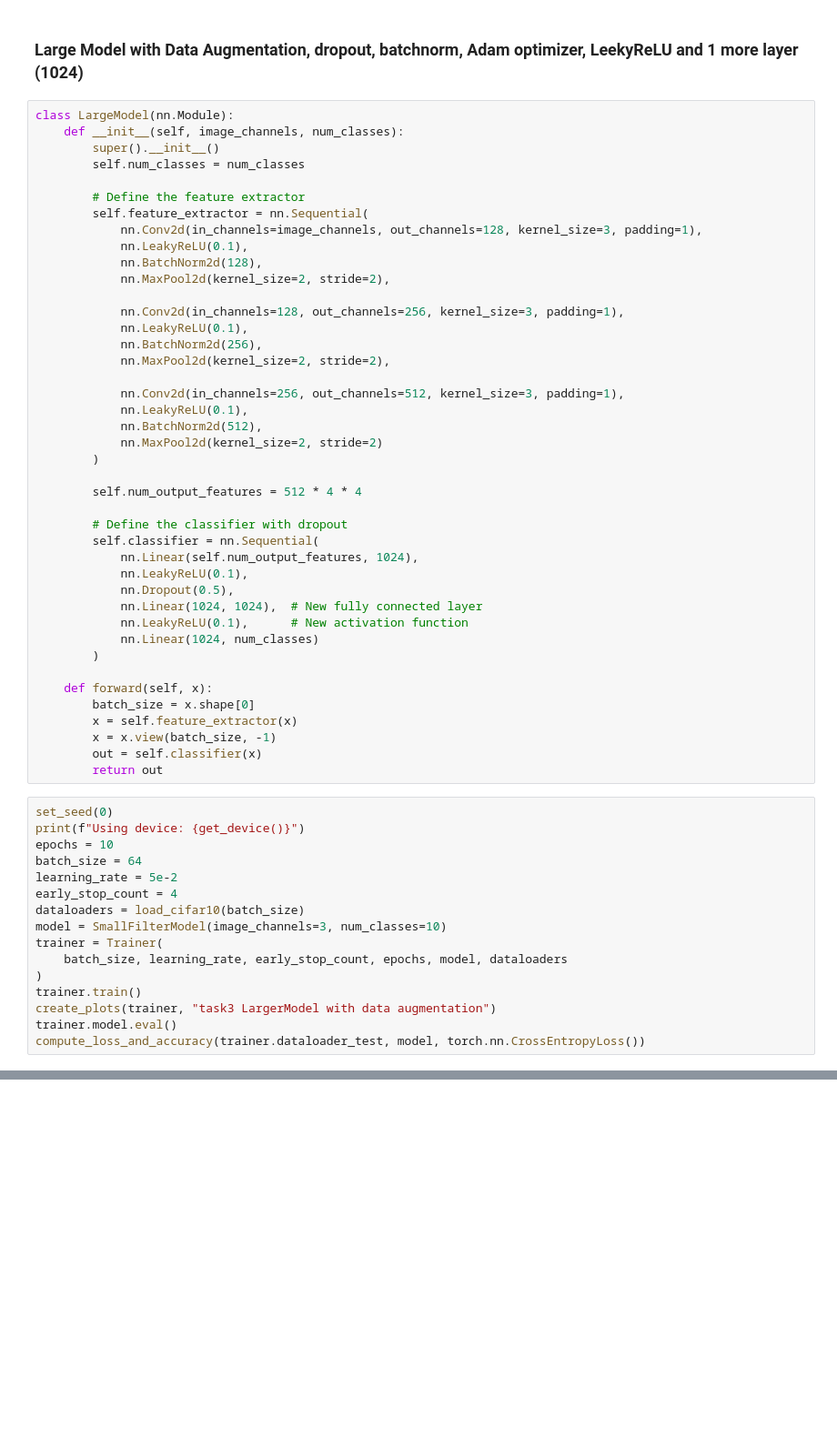
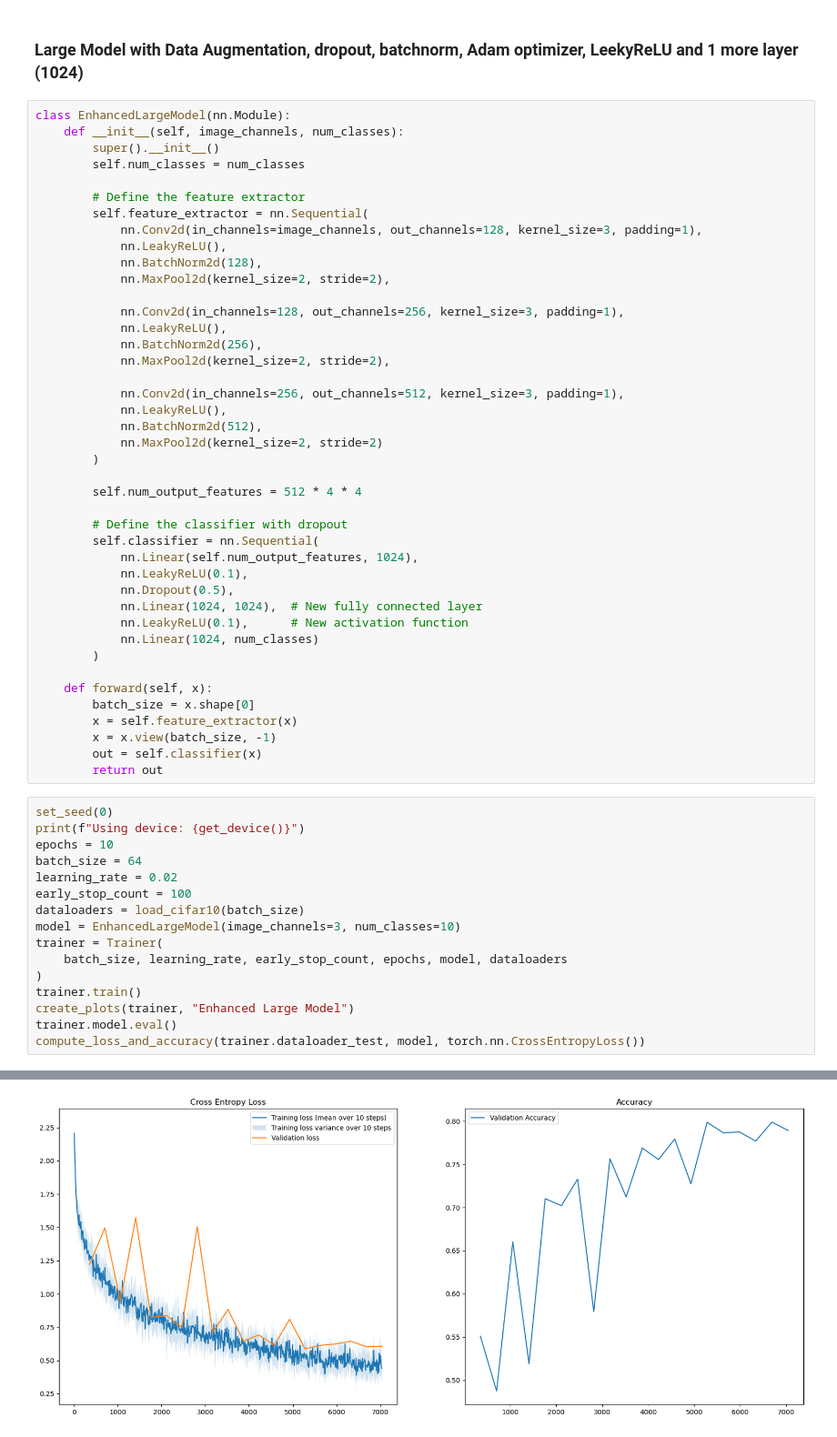
Before and after one commit to eirivarn/TDT4265_ComputerVision, a Jupyter notebook: assignment3/task3.ipynb, the cells around one changed output, grey strips where cells are left out. Shown at 91% size. Cells and saved outputs as stored; diff of their text form; blank space fills up the shorter version.

Commit message:
task 3 models done

```diff
--- a/assignment3/task3.ipynb
+++ b/assignment3/task3.ipynb
@@ -689,7 +689,7 @@ Epoch: 9, Batches per seconds: 11.50, Global step:   7040, Validation Loss: 0.82
 # %% [markdown]
 ### Large Model with Data Augmentation, dropout, batchnorm, Adam optimizer, LeekyReLU and 1 more layer (1024)
 # %%
-class LargeModel(nn.Module):
+class EnhancedLargeModel(nn.Module):
     def __init__(self, image_channels, num_classes):
         super().__init__()
         self.num_classes = num_classes
@@ -697,17 +697,17 @@ class LargeModel(nn.Module):
         # Define the feature extractor
         self.feature_extractor = nn.Sequential(
             nn.Conv2d(in_channels=image_channels, out_channels=128, kernel_size=3, padding=1),
-            nn.LeakyReLU(0.1),
+            nn.LeakyReLU(),
             nn.BatchNorm2d(128),
             nn.MaxPool2d(kernel_size=2, stride=2),
 
             nn.Conv2d(in_channels=128, out_channels=256, kernel_size=3, padding=1),
-            nn.LeakyReLU(0.1),
+            nn.LeakyReLU(),
             nn.BatchNorm2d(256),
             nn.MaxPool2d(kernel_size=2, stride=2),
 
             nn.Conv2d(in_channels=256, out_channels=512, kernel_size=3, padding=1),
-            nn.LeakyReLU(0.1),
+            nn.LeakyReLU(),
             nn.BatchNorm2d(512),
             nn.MaxPool2d(kernel_size=2, stride=2)
         )
@@ -735,14 +735,15 @@ set_seed(0)
 print(f"Using device: {get_device()}")
 epochs = 10
 batch_size = 64
-learning_rate = 5e-2
-early_stop_count = 4
+learning_rate = 0.02
+early_stop_count = 100
 dataloaders = load_cifar10(batch_size)
-model = SmallFilterModel(image_channels=3, num_classes=10)
+model = EnhancedLargeModel(image_channels=3, num_classes=10)
 trainer = Trainer(
     batch_size, learning_rate, early_stop_count, epochs, model, dataloaders
 )
 trainer.train()
-create_plots(trainer, "task3 LargerModel with data augmentation")
+create_plots(trainer, "Enhanced Large Model")
 trainer.model.eval()
 compute_loss_and_accuracy(trainer.dataloader_test, model, torch.nn.CrossEntropyLoss())
+# %% [output]
@@ -748,0 +767 @@ compute_loss_and_accuracy(trainer.dataloader_test, model, torch.nn.CrossEntropyL
+[figure, added]
```
Also changed, not shown: parts of 4 cells of this notebook, 5 other files.
